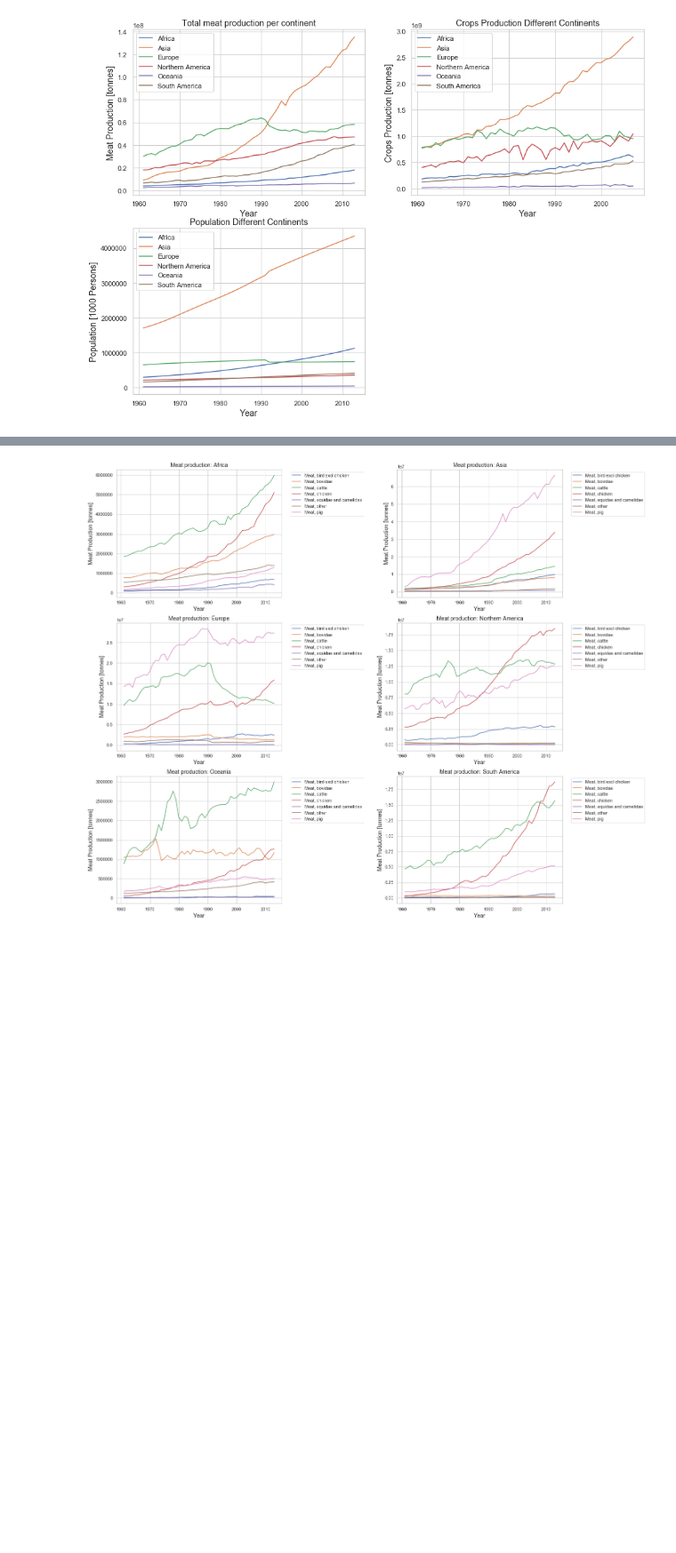
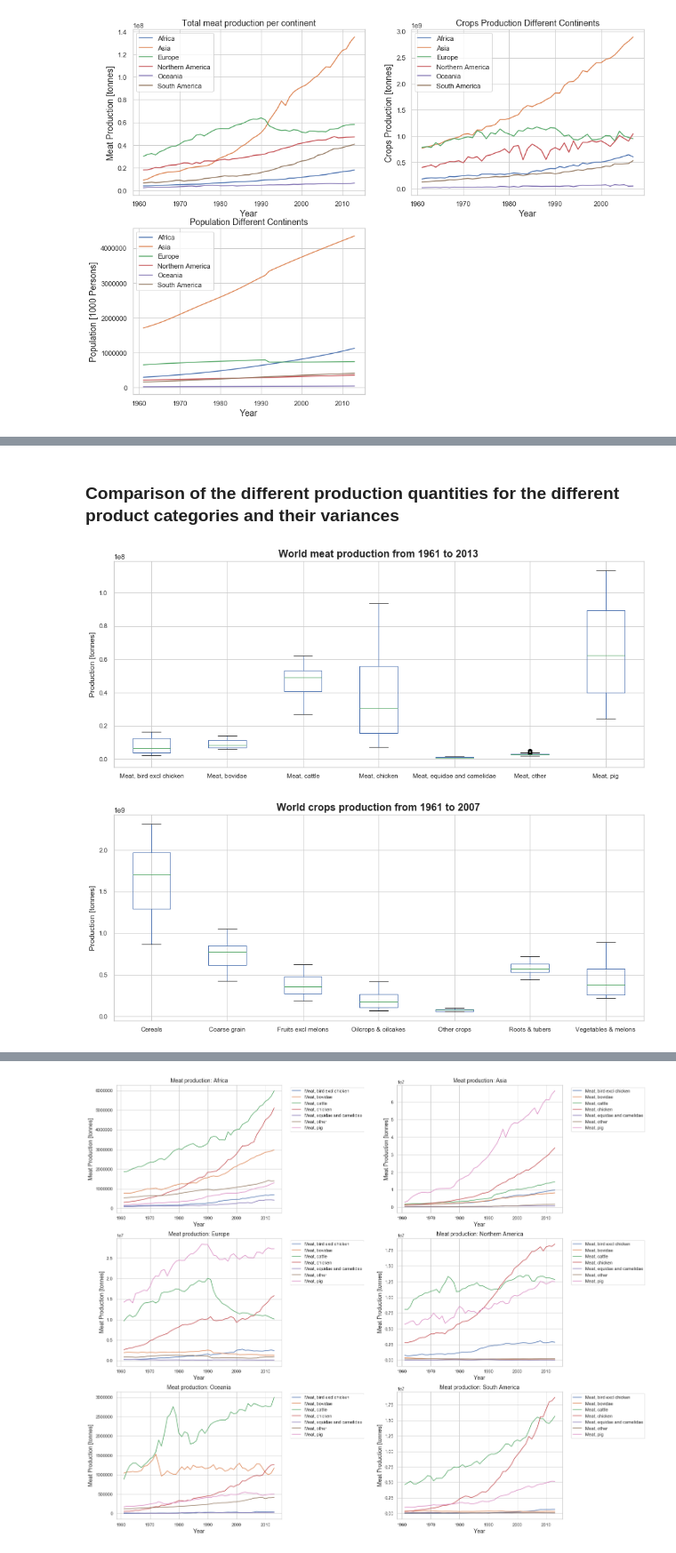
Before and after one commit to theodorhusefest/ADA-2019-project1-sovellettu-tiedon-analysoint, a Jupyter notebook: milestone_3.ipynb, the cells around one changed output, grey strips where cells are left out. Shown at 89% size. Cells and saved outputs as stored; diff of their text form; code cells hidden in the pictures; blank space fills up the shorter version.

```diff
--- a/milestone_3.ipynb
+++ b/milestone_3.ipynb
@@ -130,0 +193,25 @@ Text(0.5, 1.0, 'Mean yearly (%) increase of different crops')
+# %% [markdown]
+### Comparison of the different production quantities for the different product categories and their variances
+# %%
+tmp = meat_no_total.groupby(['Year', 'Item']).agg({'Value':'sum'}).reset_index().sort_values(by=['Year', 'Item'], ascending=True)#['Value'].shape
+meat_world = pd.DataFrame(columns=meat_no_total.Item.sort_values().unique(),
+             index=tmp.Year.unique(),
+             data=tmp.Value.values.reshape(len(tmp.Year.unique()),len(meat_no_total.Item.unique())))
+
+ax = meat_world.plot(kind='box', figsize=(15,6))
+ax.set_title('World meat production from 1961 to 2013', fontsize=16, fontweight='bold')
+ax.set_ylabel('Production [tonnes]', fontsize=12)
+ax.tick_params(labelsize=10)
+
+tmp = crops_no_total.groupby(['Year', 'Item']).agg({'Value':'sum'}).reset_index().sort_values(by=['Year', 'Item'], ascending=True)#['Value'].shape
+crops_world = pd.DataFrame(columns=crops_no_total.Item.sort_values().unique(),
+             index=tmp.Year.unique(),
+             data=tmp.Value.values.reshape(len(tmp.Year.unique()),len(meat_no_total.Item.unique())))
+
+ax = crops_world.plot(kind='box', figsize=(15,6))
+ax.set_title('World crops production from 1961 to 2007', fontsize=16, fontweight='bold')
+ax.set_ylabel('Production [tonnes]', fontsize=12)
+ax.tick_params(labelsize=10)
+# %% [output]
+[figure, added]
+[figure, added]
```
Also changed, not shown: parts of 15 cells of this notebook, 3 other files.
